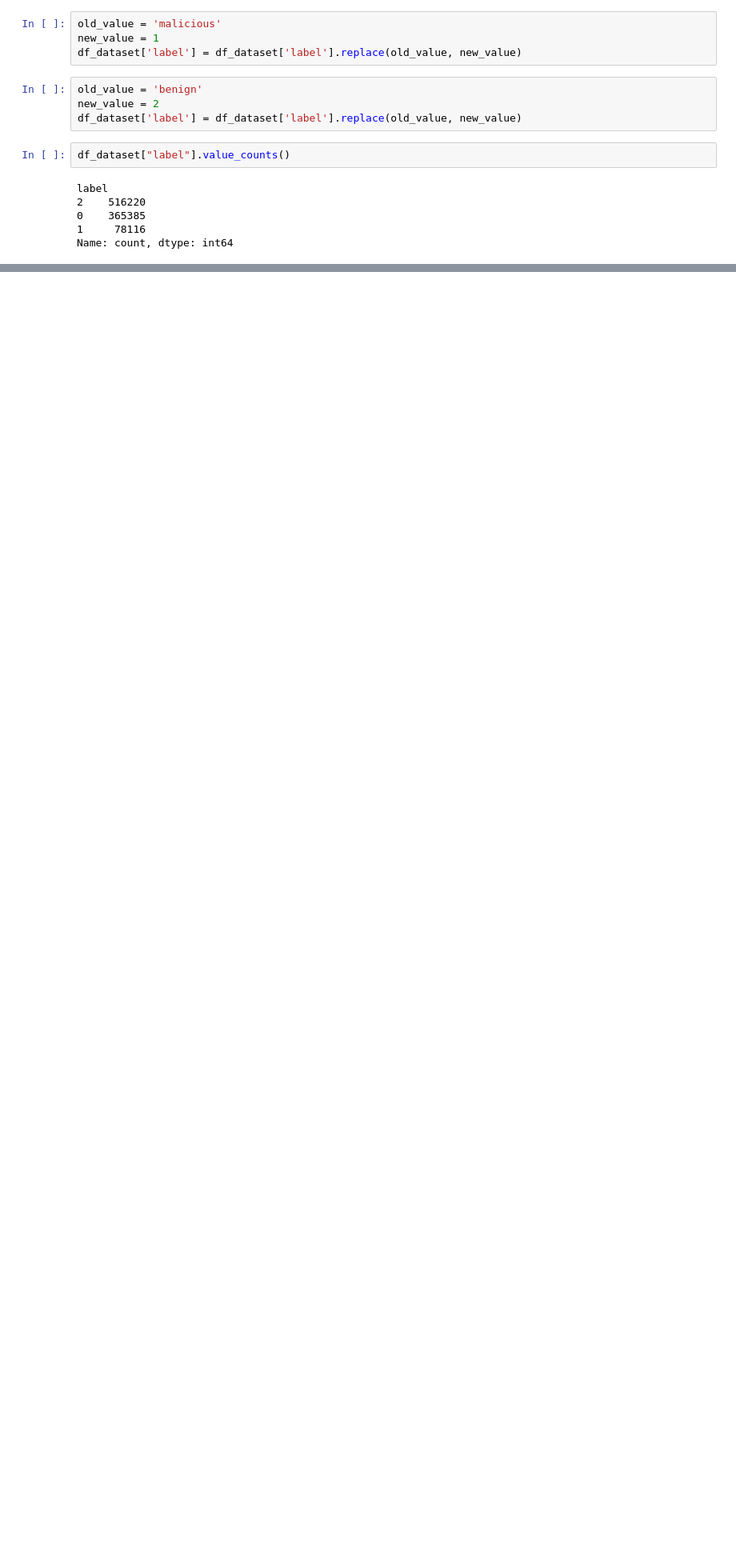
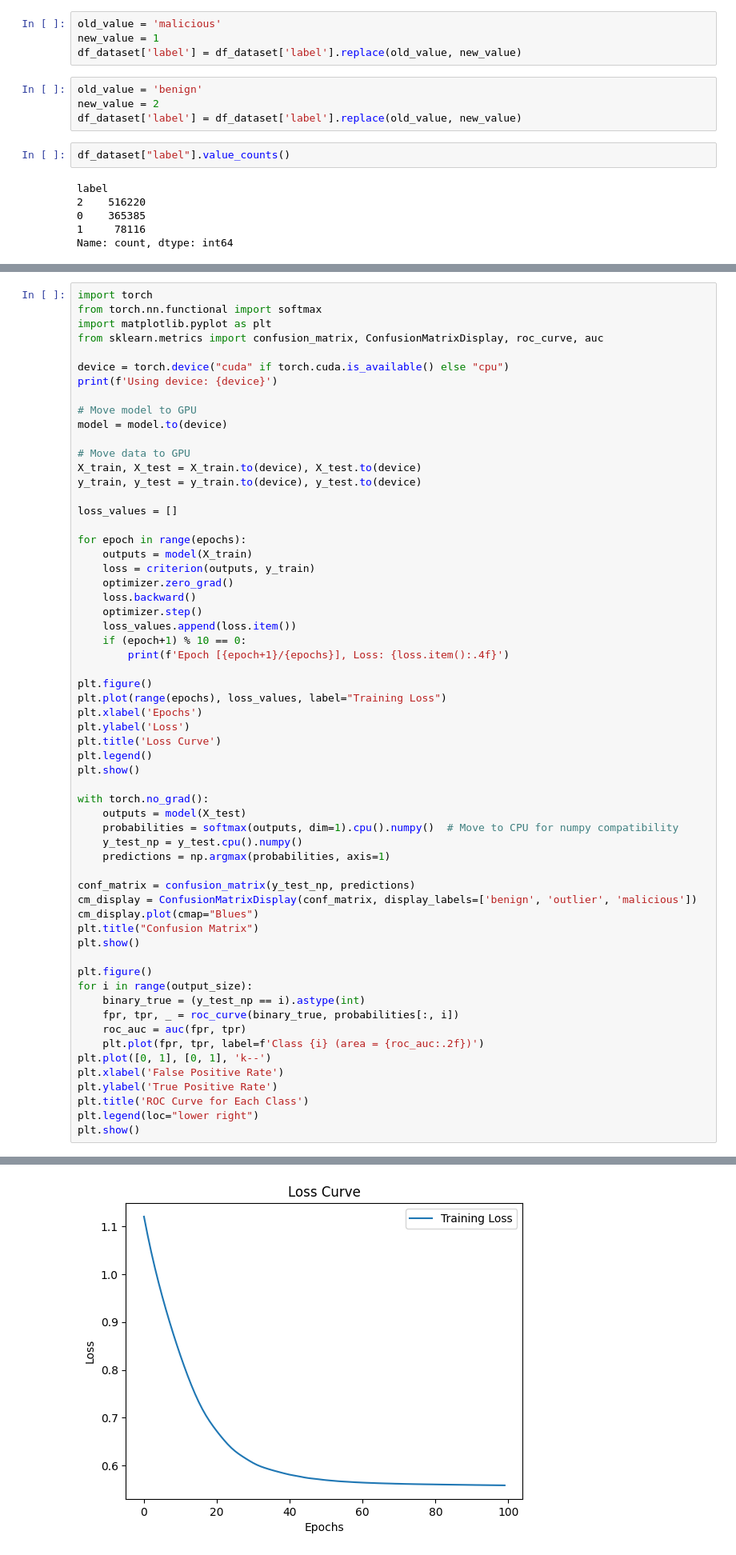
Before and after one commit to jonahgluck/CS506-Final-Project, a Jupyter notebook: linear_layer.ipynb, the cells around one changed output, grey strips where cells are left out. Shown at 80% size. Drawn from its saved outputs; the diff is of its cells as text; blank space fills up the shorter version.

```diff
--- a/linear_layer.ipynb
+++ b/linear_layer.ipynb
@@ -175,0 +158,61 @@ Accuracy on test set: 75.85%
+# %%
+import torch
+from torch.nn.functional import softmax
+import matplotlib.pyplot as plt
+from sklearn.metrics import confusion_matrix, ConfusionMatrixDisplay, roc_curve, auc
+
+device = torch.device("cuda" if torch.cuda.is_available() else "cpu")
+print(f'Using device: {device}')
+
+# Move model to GPU
+model = model.to(device)
+
+# Move data to GPU
+X_train, X_test = X_train.to(device), X_test.to(device)
+y_train, y_test = y_train.to(device), y_test.to(device)
+
+loss_values = []
+
+for epoch in range(epochs):
+    outputs = model(X_train)
+    loss = criterion(outputs, y_train)
+    optimizer.zero_grad()
+    loss.backward()
+    optimizer.step()
+    loss_values.append(loss.item())
+    if (epoch+1) % 10 == 0:
+        print(f'Epoch [{epoch+1}/{epochs}], Loss: {loss.item():.4f}')
+
+plt.figure()
+plt.plot(range(epochs), loss_values, label="Training Loss")
+plt.xlabel('Epochs')
+plt.ylabel('Loss')
+plt.title('Loss Curve')
+plt.legend()
+plt.show()
+
+with torch.no_grad():
+    outputs = model(X_test)
+    probabilities = softmax(outputs, dim=1).cpu().numpy()  # Move to CPU for numpy compatibility
+    y_test_np = y_test.cpu().numpy()
+    predictions = np.argmax(probabilities, axis=1)
+
+conf_matrix = confusion_matrix(y_test_np, predictions)
+cm_display = ConfusionMatrixDisplay(conf_matrix, display_labels=['benign', 'outlier', 'malicious'])
+cm_display.plot(cmap="Blues")
+plt.title("Confusion Matrix")
+plt.show()
+
+plt.figure()
+for i in range(output_size):
+    binary_true = (y_test_np == i).astype(int)
+    fpr, tpr, _ = roc_curve(binary_true, probabilities[:, i])
+    roc_auc = auc(fpr, tpr)
+    plt.plot(fpr, tpr, label=f'Class {i} (area = {roc_auc:.2f})')
+plt.plot([0, 1], [0, 1], 'k--')
+plt.xlabel('False Positive Rate')
+plt.ylabel('True Positive Rate')
+plt.title('ROC Curve for Each Class')
+plt.legend(loc="lower right")
+plt.show()
+# %% [output]
@@ -175,0 +230 @@ Accuracy on test set: 75.85%
+[figure, added]
```
Also changed, not shown: parts of 3 cells of this notebook.
